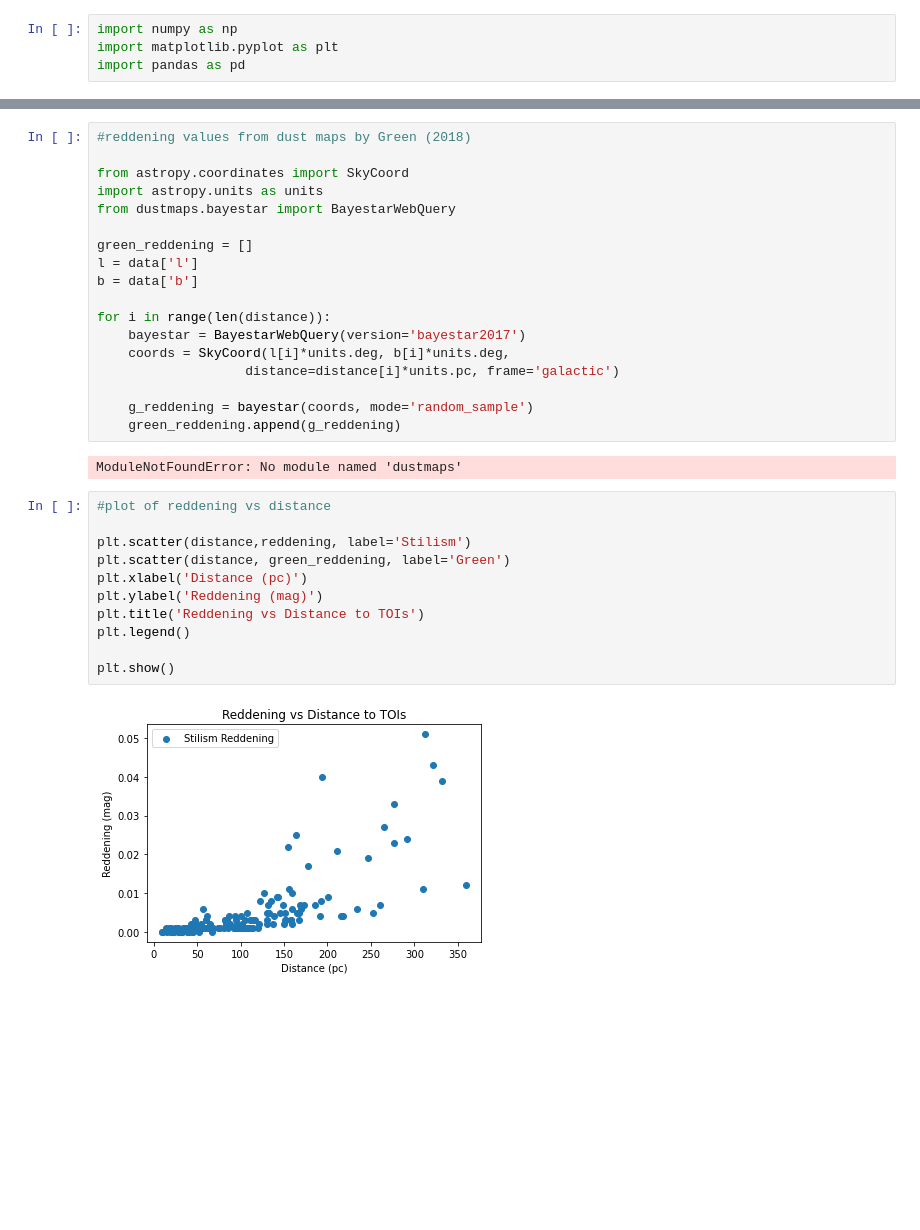
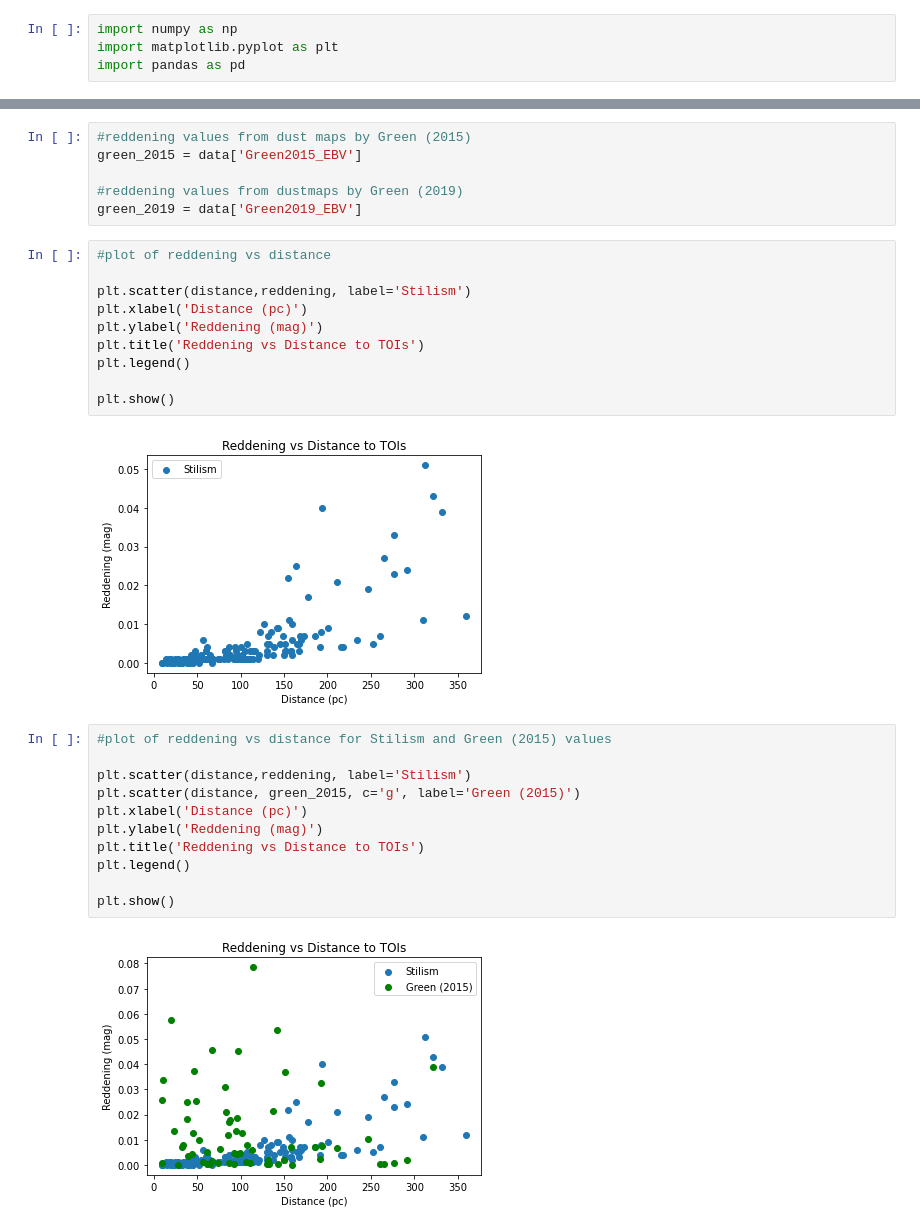
Before and after one commit to JenniferBurt/TOI_SEDs, a Jupyter notebook: TargetListOverview/reddeningvalues.ipynb, the cells around one changed output, grey strips where cells are left out. Drawn from its saved outputs; the diff is of its cells as text; blank space fills up the shorter version.

Commit message:
added plots showing green vs stilism reddening

```diff
--- a/TargetListOverview/reddeningvalues.ipynb
+++ b/TargetListOverview/reddeningvalues.ipynb
@@ -20,33 +12,31 @@ ModuleNotFoundError: No module named 'dustmaps'
-# %%
-#reddening values from dust maps by Green (2018)
-
-from astropy.coordinates import SkyCoord
-import astropy.units as units
-from dustmaps.bayestar import BayestarWebQuery
-
-green_reddening = []
-l = data['l']
-b = data['b']
-
-for i in range(len(distance)):
-    bayestar = BayestarWebQuery(version='bayestar2017')
-    coords = SkyCoord(l[i]*units.deg, b[i]*units.deg,
-                   distance=distance[i]*units.pc, frame='galactic')
-
-    g_reddening = bayestar(coords, mode='random_sample')
-    green_reddening.append(g_reddening)
-# %% [output]
-ModuleNotFoundError: No module named 'dustmaps'
+# %%
+#reddening values from dust maps by Green (2015)
+green_2015 = data['Green2015_EBV']
+
+#reddening values from dustmaps by Green (2019)
+green_2019 = data['Green2019_EBV']
 # %%
 #plot of reddening vs distance
 
 plt.scatter(distance,reddening, label='Stilism')
-plt.scatter(distance, green_reddening, label='Green')
 plt.xlabel('Distance (pc)')
 plt.ylabel('Reddening (mag)')
 plt.title('Reddening vs Distance to TOIs')
 plt.legend()
 
 plt.show()
 # %% [output]
-[figure, old version]
+[figure, new version]
+# %%
+#plot of reddening vs distance for Stilism and Green (2015) values
+
+plt.scatter(distance,reddening, label='Stilism')
+plt.scatter(distance, green_2015, c='g', label='Green (2015)')
+plt.xlabel('Distance (pc)')
+plt.ylabel('Reddening (mag)')
+plt.title('Reddening vs Distance to TOIs')
+plt.legend()
+
+plt.show()
+# %% [output]
+[figure, added]
```
Also changed, not shown: parts of 3 cells of this notebook.
